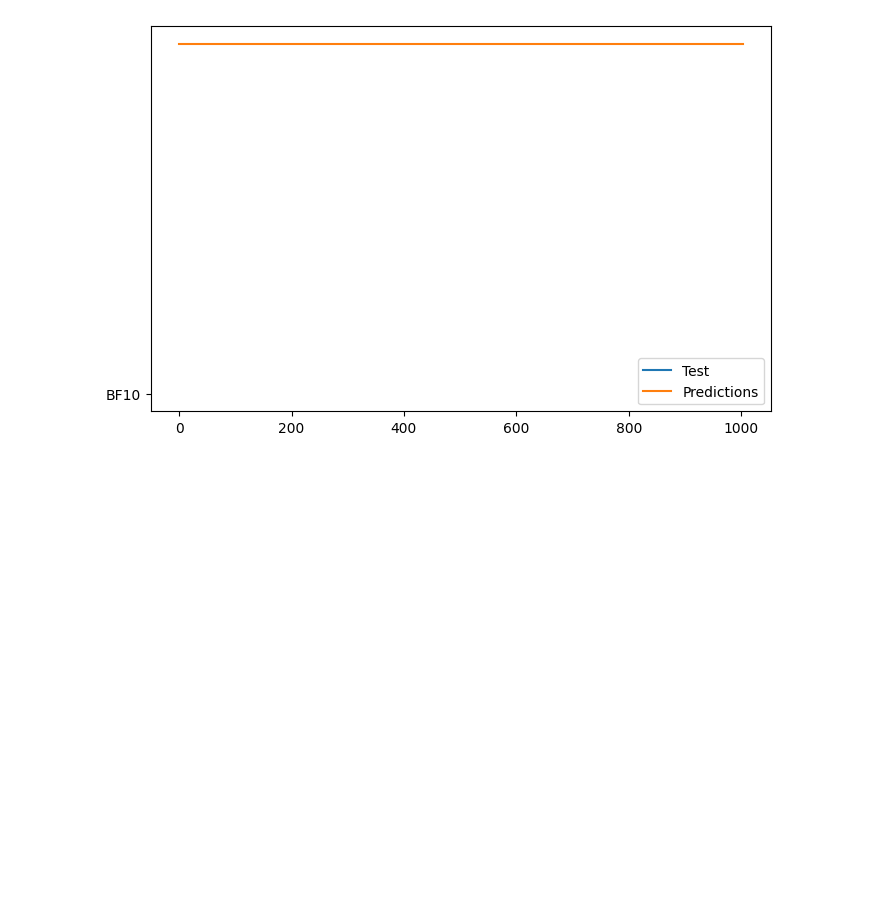
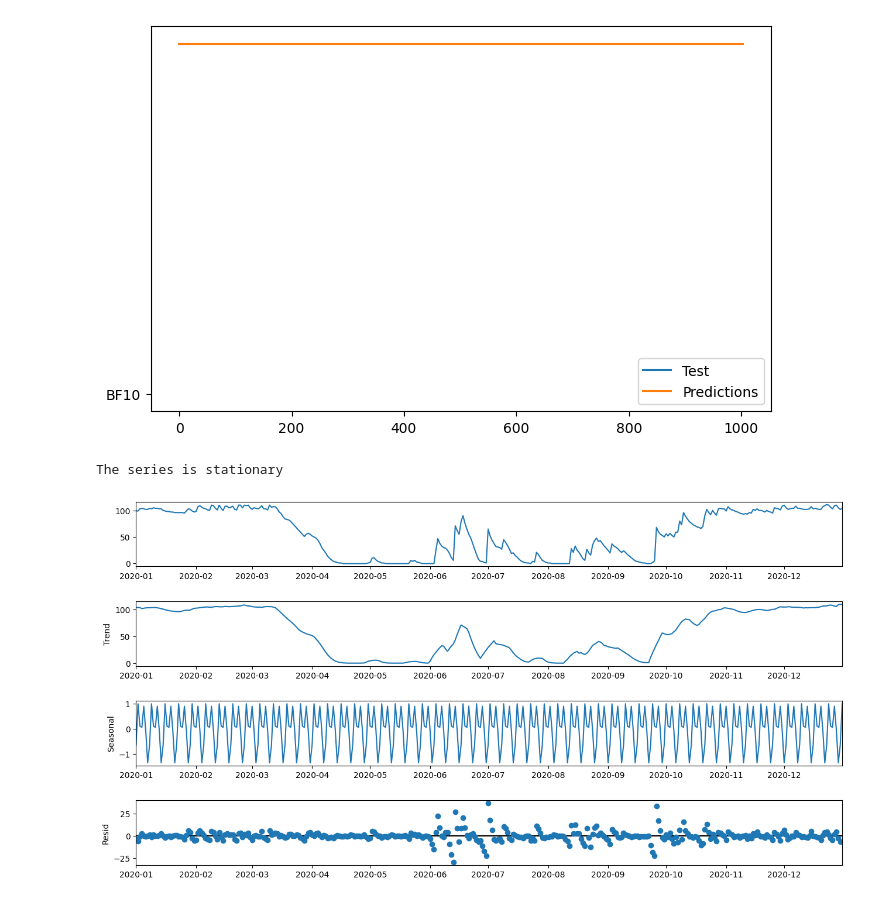
Before and after one commit to RompfRobert/Machine_Learning_and_Deep_Learning, a Jupyter notebook: Capstone-Project/test.ipynb, the cells around one changed output. Cells and saved outputs as stored; diff of their text form; code cells hidden in the pictures; blank space fills up the shorter version.

```diff
--- a/Capstone-Project/test.ipynb
+++ b/Capstone-Project/test.ipynb
@@ -727,3 +727,25 @@ plt.legend()
 plt.show()
 # %% [output]
 [figure]
+# %%
+def check_stationarity(ts):
+    dftest = adfuller(ts)
+    adf = dftest[0]
+    pvalue = dftest[1]
+    critical_value = dftest[4]['5%']
+    if (pvalue < 0.05) and (adf < critical_value):
+        print('The series is stationary')
+    else:
+        print('The series is NOT stationary')
+
+check_stationarity(df2)
+# %% [output]
+The series is stationary
+# %%
+analysis = seasonal_decompose(df2['2020'], model='additive', extrapolate_trend=12)
+
+fig = analysis.plot()
+fig.set_size_inches(14, 7)
+plt.show()
+# %% [output]
+[figure, added]
```
Also changed, not shown: 1 other file.
